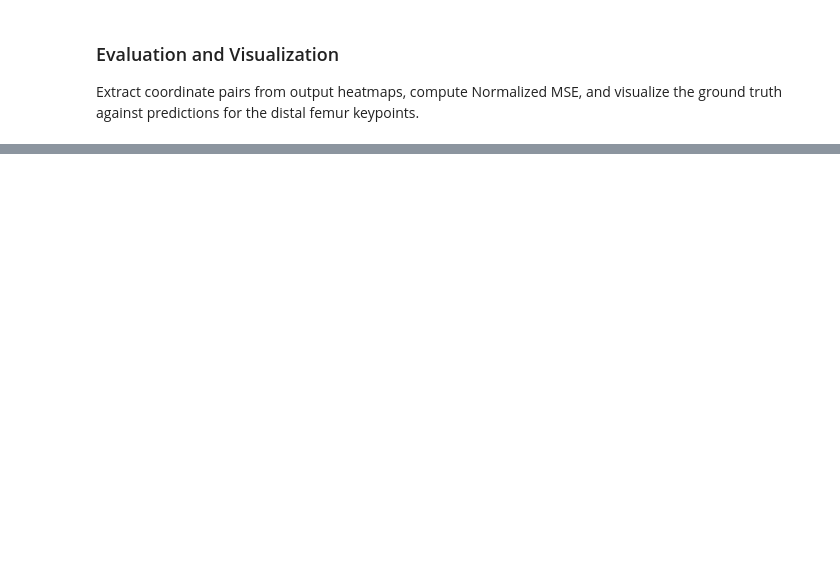
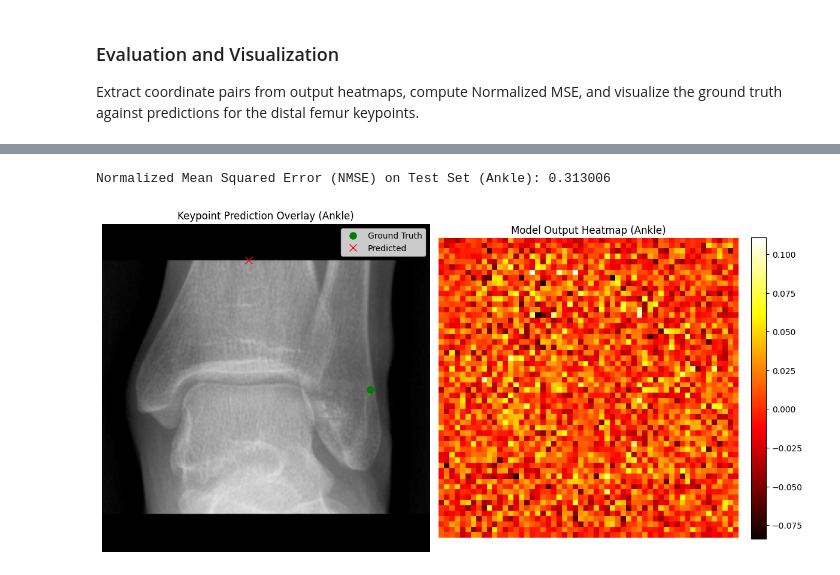
Before and after one commit to nearlyphd/conformer-hto, a Jupyter notebook: notebooks/dfo_correction_angles.ipynb, the cells around one changed output, grey strips where cells are left out. Cells and saved outputs as stored; diff of their text form; code cells hidden in the pictures; blank space fills up the shorter version.

Commit message:
Add ankle points to DFO correction

```diff
--- a/notebooks/dfo_correction_angles.ipynb
+++ b/notebooks/dfo_correction_angles.ipynb
@@ -1056,0 +1162,16 @@ Normalized Mean Squared Error (NMSE) on Test Set: 0.384347
+# %%
+if os.path.exists(KP_COCO_PATH):
+    ankle_train_ds = AnkleKeypointDataset(os.path.join("yolo_data", "train.txt"), KP_COCO_PATH)
+    ankle_val_ds = AnkleKeypointDataset(os.path.join("yolo_data", "val.txt"), KP_COCO_PATH)
+    ankle_test_ds = AnkleKeypointDataset(os.path.join("yolo_data", "test.txt"), KP_COCO_PATH)
+
+    if len(ankle_train_ds) > 0:
+        ankle_train_loader = DataLoader(ankle_train_ds, batch_size=8, shuffle=True)
+    if len(ankle_val_ds) > 0:
+        ankle_val_loader = DataLoader(ankle_val_ds, batch_size=8, shuffle=False)
+    if len(ankle_test_ds) > 0:
+        ankle_test_loader = DataLoader(ankle_test_ds, batch_size=8, shuffle=False)
+
+    print(f"Stage 4 Dataset loaded! Train size: {len(ankle_train_ds)}, Validation size: {len(ankle_val_ds)}, Test size: {len(ankle_test_ds)}")
+else:
+    print("Unified Keypoint annotations not found under specified paths; skipping Dataset setup.")
@@ -1056,0 +1291,64 @@ Normalized Mean Squared Error (NMSE) on Test Set: 0.384347
+# %%
+if 'ankle_test_loader' in locals() and len(ankle_test_ds) > 0:
+    ankle_model_keypoint.eval()
+
+    all_preds = []
+    all_gts = []
+
+    sample_batch = None
+
+    with torch.no_grad():
+        for batch in ankle_test_loader:
+            imgs = batch["image"].to(device)
+            target_kps = batch["keypoint"]
+
+            pred_hms = ankle_model_keypoint(imgs)
+
+            # Use utility method to extract locations from predicted heatmaps
+            pred_coords = extract_coordinates(pred_hms.cpu(), scale_factor=4.0)
+            pred_coords = pred_coords.squeeze(1)  # [Batch, 2]
+
+            all_preds.append(pred_coords)
+            all_gts.append(target_kps)
+
+            if sample_batch is None:
+                sample_batch = (imgs.cpu(), pred_hms.cpu(), target_kps, pred_coords)
+
+    all_preds = torch.cat(all_preds, dim=0)
+    all_gts = torch.cat(all_gts, dim=0)
+
+    nmse_val = compute_normalized_mse(all_preds, all_gts) # compute_normalized_mse is already defined
+    print(f"Normalized Mean Squared Error (NMSE) on Test Set (Ankle): {nmse_val:.6f}")
+
+    # Visual Verification: Plot Image Overlay alongside Predicted Heatmap
+    sample_img, sample_hms, sample_gt, sample_pred = sample_batch
+
+    fig, (ax1, ax2) = plt.subplots(1, 2, figsize=(12, 6))
+
+    # Left Subplot: Image with Bounding Boxes / Keypoint Overlay
+    img_show = sample_img[0].permute(1, 2, 0).numpy()
+    ax1.imshow(img_show, cmap="gray")
+
+    gt_x, gt_y = sample_gt[0].numpy()
+    pred_x, pred_y = sample_pred[0].numpy()
+
+    ax1.plot(gt_x, gt_y, 'go', markersize=8, label="Ground Truth")
+    ax1.plot(pred_x, pred_y, 'rx', markersize=8, label="Predicted")
+    ax1.legend()
+    ax1.set_title("Keypoint Prediction Overlay (Ankle)")
+    ax1.axis("off")
+
+    # Right Subplot: Predicted Heatmap
+    hm_show = sample_hms[0, 0].numpy()
+    im = ax2.imshow(hm_show, cmap='hot', interpolation='nearest')
+    ax2.set_title("Model Output Heatmap (Ankle)")
+    ax2.axis("off")
+    fig.colorbar(im, ax=ax2, fraction=0.046, pad=0.04)
+
+    plt.tight_layout()
+    plt.show()
+else:
+    print("Skipping test set inference / visualization (waiting for trained model).")
+# %% [output]
+Normalized Mean Squared Error (NMSE) on Test Set (Ankle): 0.313006
+[figure, added]
```
Also changed, not shown: parts of 16 cells of this notebook.
